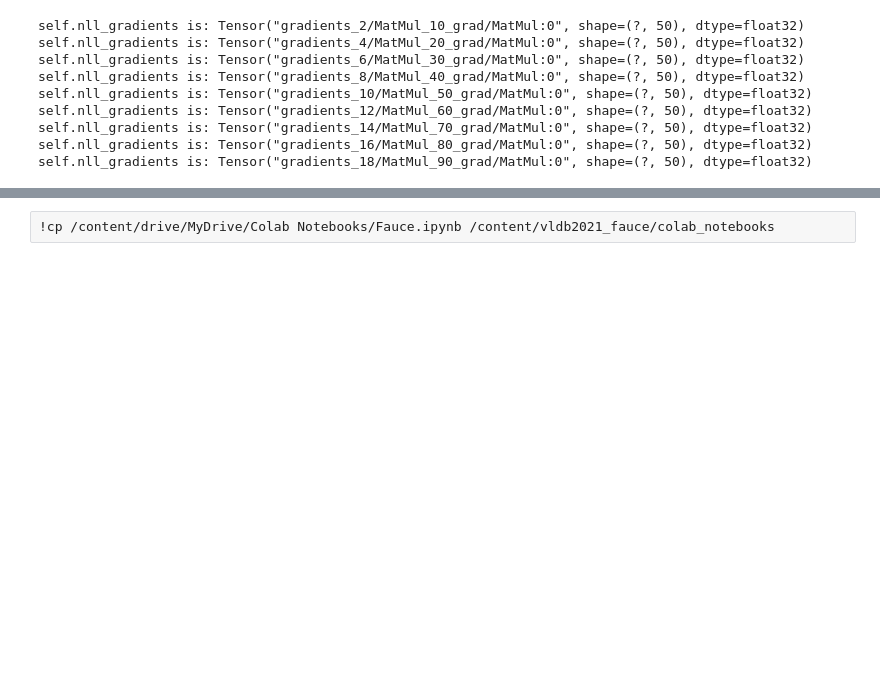
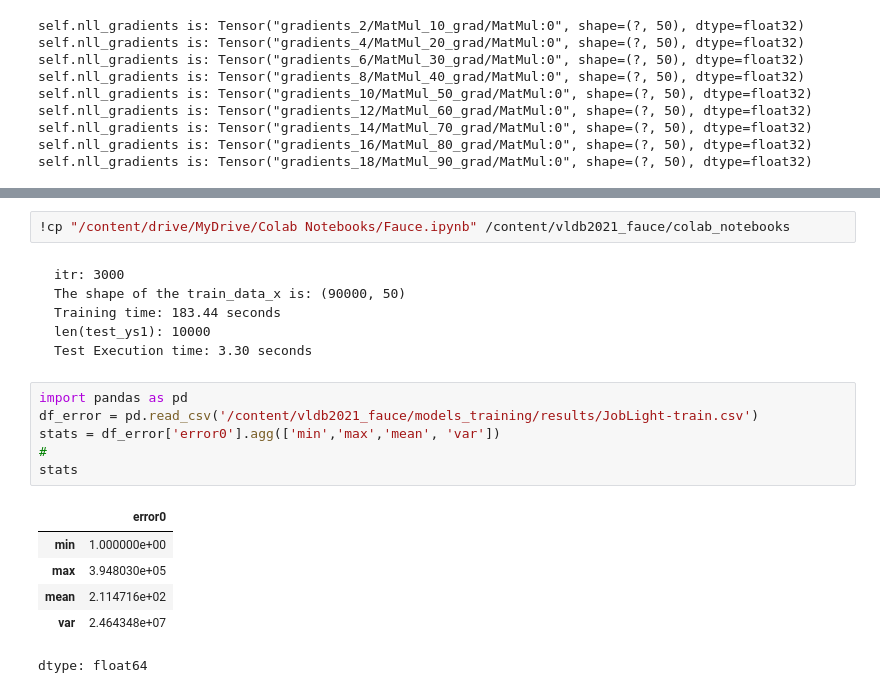
Before and after one commit to Erostrate9/vldb2021_fauce, a Jupyter notebook: colab_notebooks/Fauce.ipynb, the cells around one changed output, grey strips where cells are left out. Saved outputs shown, nothing was run; the diff lists cells and outputs as text; blank space fills up the shorter version.

````diff
--- a/colab_notebooks/Fauce.ipynb
+++ b/colab_notebooks/Fauce.ipynb
@@ -1919,2 +1906,23 @@ load_path: /content/vldb2021_fauce/models_training/models/JobLight-train/model5/
 # %%
-!cp /content/drive/MyDrive/Colab Notebooks/Fauce.ipynb /content/vldb2021_fauce/colab_notebooks
+!cp "/content/drive/MyDrive/Colab Notebooks/Fauce.ipynb" /content/vldb2021_fauce/colab_notebooks
+# %% [markdown]
+```
+itr: 3000
+The shape of the train_data_x is: (90000, 50)
+Training time: 183.44 seconds
+len(test_ys1): 10000
+Test Execution time: 3.30 seconds
+```
+# %%
+import pandas as pd
+df_error = pd.read_csv('/content/vldb2021_fauce/models_training/results/JobLight-train.csv')
+stats = df_error['error0'].agg(['min','max','mean', 'var'])
+#
+stats
+# %% [output]
+|  | error0 |
+| min | 1.000000e+00 |
+| max | 3.948030e+05 |
+| mean | 2.114716e+02 |
+| var | 2.464348e+07 |
+dtype: float64
````
Also changed, not shown: parts of 2 cells of this notebook.
